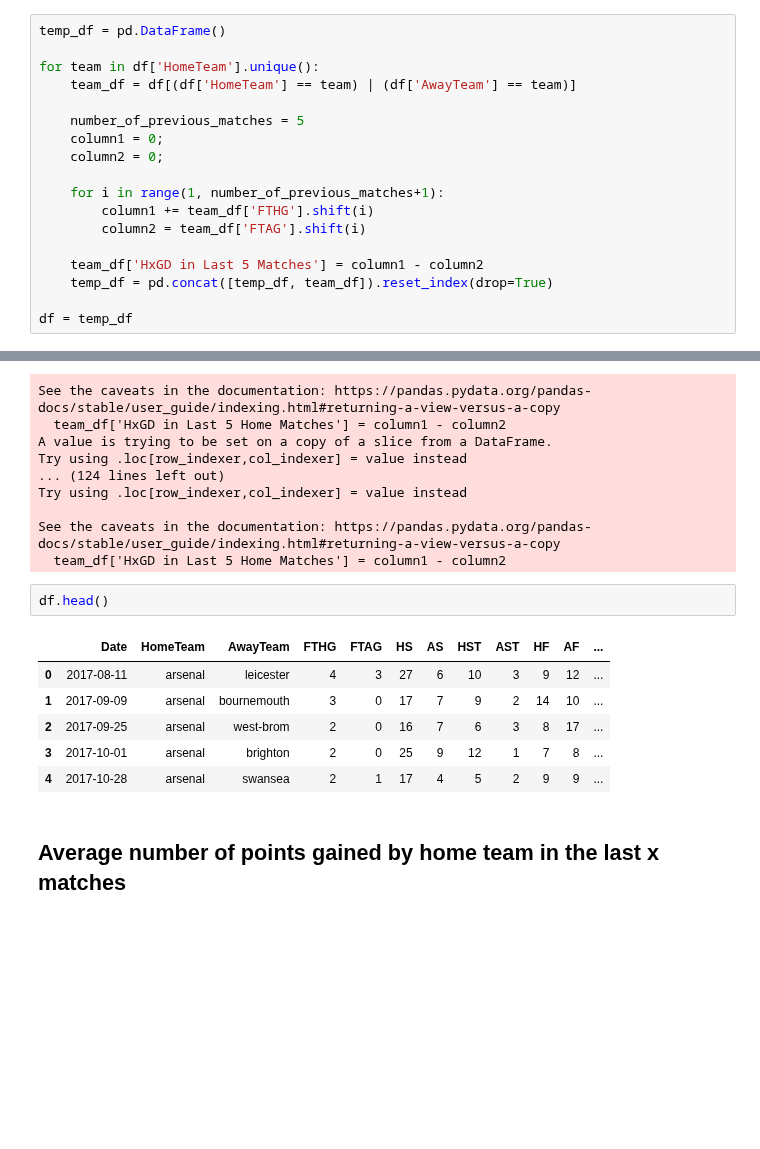
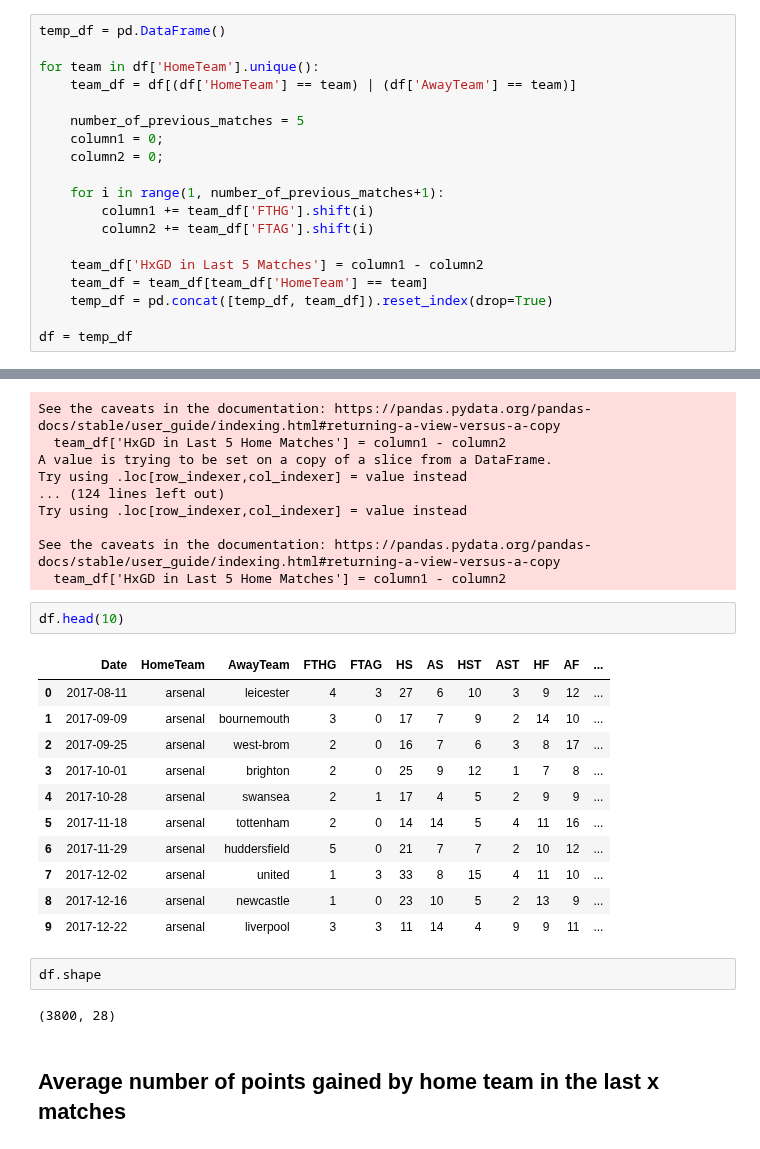
Before and after one commit to schoibs/football-match-prediction, a Jupyter notebook: 2 Feature Engineering.ipynb, the cells around one changed output, grey strips where cells are left out. Saved outputs shown, nothing was run; the diff lists cells and outputs as text; blank space fills up the shorter version.

```diff
--- a/2 Feature Engineering.ipynb
+++ b/2 Feature Engineering.ipynb
@@ -77,9 +76,10 @@ for team in df['HomeTeam'].unique():
 
     for i in range(1, number_of_previous_matches+1):
         column1 += team_df['FTHG'].shift(i)
-        column2 = team_df['FTAG'].shift(i)
+        column2 += team_df['FTAG'].shift(i)
 
     team_df['HxGD in Last 5 Matches'] = column1 - column2
+    team_df = team_df[team_df['HomeTeam'] == team]
     temp_df = pd.concat([temp_df, team_df]).reset_index(drop=True)
 
 df = temp_df
@@ -154,13 +158,22 @@ Try using .loc[row_indexer,col_indexer] = value instead
 See the caveats in the documentation: https://pandas.pydata.org/pandas-docs/stable/user_guide/indexing.html#returning-a-view-versus-a-copy
   team_df['HxGD in Last 5 Home Matches'] = column1 - column2
 # %%
-df.head()
+df.head(10)
 # %% [output]
 |  | Date | HomeTeam | AwayTeam | FTHG | FTAG | HS | AS | HST | AST | HF | AF | ... |
 | 0 | 2017-08-11 | arsenal | leicester | 4 | 3 | 27 | 6 | 10 | 3 | 9 | 12 | ... |
 | 1 | 2017-09-09 | arsenal | bournemouth | 3 | 0 | 17 | 7 | 9 | 2 | 14 | 10 | ... |
 | 2 | 2017-09-25 | arsenal | west-brom | 2 | 0 | 16 | 7 | 6 | 3 | 8 | 17 | ... |
 | 3 | 2017-10-01 | arsenal | brighton | 2 | 0 | 25 | 9 | 12 | 1 | 7 | 8 | ... |
 | 4 | 2017-10-28 | arsenal | swansea | 2 | 1 | 17 | 4 | 5 | 2 | 9 | 9 | ... |
+| 5 | 2017-11-18 | arsenal | tottenham | 2 | 0 | 14 | 14 | 5 | 4 | 11 | 16 | ... |
+| 6 | 2017-11-29 | arsenal | huddersfield | 5 | 0 | 21 | 7 | 7 | 2 | 10 | 12 | ... |
+| 7 | 2017-12-02 | arsenal | united | 1 | 3 | 33 | 8 | 15 | 4 | 11 | 10 | ... |
+| 8 | 2017-12-16 | arsenal | newcastle | 1 | 0 | 23 | 10 | 5 | 2 | 13 | 9 | ... |
+| 9 | 2017-12-22 | arsenal | liverpool | 3 | 3 | 11 | 14 | 4 | 9 | 9 | 11 | ... |
+# %%
+df.shape
+# %% [output]
+(3800, 28)
 # %% [markdown]
 ## Average number of points gained by home team in the last x matches
```
Also changed, not shown: parts of 8 cells of this notebook.
